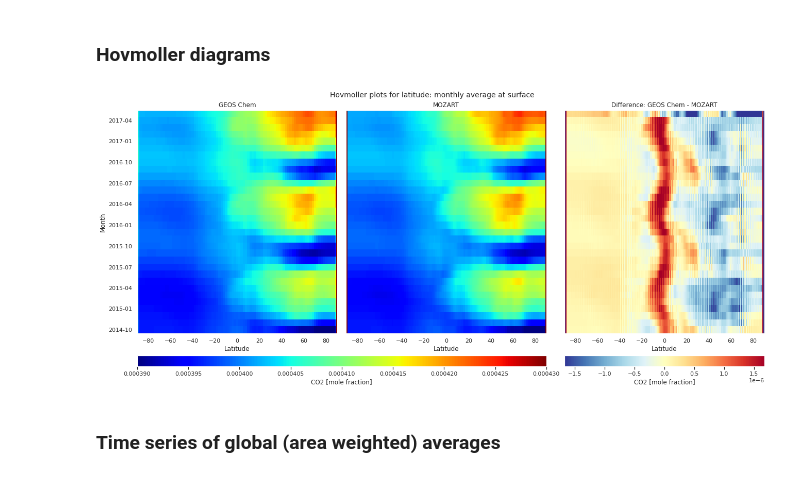
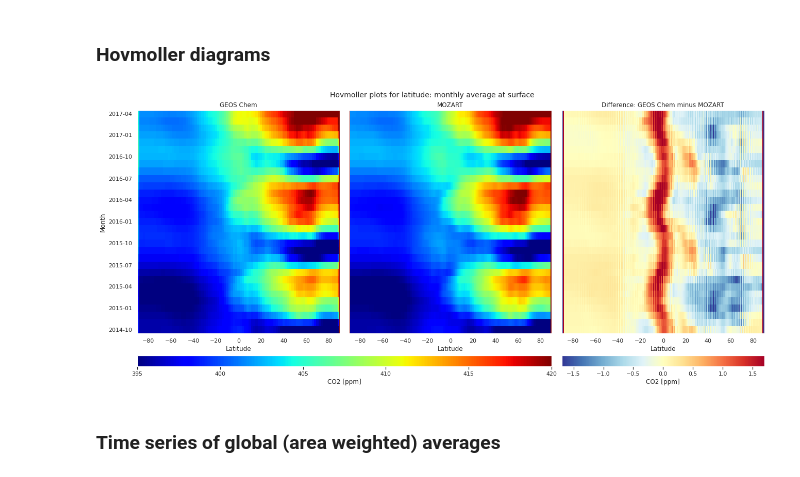
Before and after one commit to joshhjacobson/wombat-paper, a Jupyter notebook: validation/output_validation.ipynb, the cells around one changed output. Drawn from its saved outputs; the diff is of its cells as text; code cells hidden in the pictures.

```diff
--- a/validation/output_validation.ipynb
+++ b/validation/output_validation.ipynb
@@ -180,9 +182,10 @@ fig.savefig(f"../figures/map_xco2_diff_initial.png", dpi=200);
 # %%
 ## produce surface level datasets of monthly longitudinal averages (5 min compute time)
 
-with xr.open_dataset(mozart_first_path, decode_times=False) as ds:
+with xr.open_dataset(mozart_paths[0], decode_times=False) as ds:
     # precompute mozart grid weights
     regridder_mozart = xe.Regridder(ds[["CO2_VMR_avrg"]], target_grid, "conservative")
+
 
 def prep_mozart(ds):
     ds["time"] = pd.to_datetime(ds.date.values, format="%Y%m%d") + pd.to_timedelta(
@@ -192,9 +195,11 @@ def prep_mozart(ds):
     ds_co2 = ds[["CO2_VMR_avrg"]].isel(lev=-1)
     return regridder_mozart(ds_co2).mean(dim="lon")
 
+
 with xr.open_mfdataset(
-    mozart_glob,
+    mozart_paths,
     preprocess=prep_mozart,
+    chunks={"time": 1000},
     parallel=True,
     decode_times=False,
 ) as ds:
@@ -209,12 +214,16 @@ with xr.open_dataset(
     # precompute geos chem grid weights
     regridder_geoschem = xe.Regridder(ds[["SpeciesConc_CO2"]], target_grid, "conservative")
 
+
 def prep_geoschem(ds):
     # surface level is the FIRST element along the lev dimension
     ds_co2 = ds[["SpeciesConc_CO2"]].isel(lev=0)
     return regridder_geoschem(ds_co2).mean(dim="lon")
 
-with xr.open_mfdataset(geoschem_spec_conc_glob, preprocess=prep_geoschem, parallel=True) as ds:
+
+with xr.open_mfdataset(
+    geoschem_spec_conc_glob, preprocess=prep_geoschem, chunks={"time": 1000}, parallel=True
+) as ds:
     ds = ds.where(ds["time"] < pd.to_datetime("2017-04-01"), drop=True)
     da_geoschem_co2_hov = ds["SpeciesConc_CO2"].resample(time="1M").mean().drop("lev") * 1e6
 
@@ -228,36 +237,36 @@ ax2 = fig.add_subplot(gs[0, 1], sharey=ax1)
 ax3 = fig.add_subplot(gs[0, 2], sharey=ax1)
 main_cbar_ax = fig.add_subplot(gs[1, :2])
 diff_cbar_ax = fig.add_subplot(gs[1, 2])
 
-vmin, vmax = 39, 43 # TODO: needs updating for ppm
+vmin, vmax = 395, 420
 sub_geoschem = da_geoschem_co2_hov.plot(
     ax=ax1, vmin=vmin, vmax=vmax, cmap="jet", add_colorbar=False
 )
 sub_mozart = da_mozart_co2_hov.plot(
     ax=ax2, vmin=vmin, vmax=vmax, cmap="jet", add_colorbar=False
 )
 fig.colorbar(
     sub_geoschem, cax=main_cbar_ax, orientation="horizontal", label="CO2 [ppm]"
 )
 
 sub_diff = da_surface_hov_diff.plot(ax=ax3, robust=True, cmap="RdYlBu_r", add_colorbar=False)
 fig.colorbar(sub_diff, cax=diff_cbar_ax, orientation="horizontal", label="CO2 [ppm]")
 
 ax1.set_title("GEOS Chem", fontsize=12)
 ax1.set_ylabel("Month", fontsize=12)
 ax2.set_title("MOZART", fontsize=12)
 ax2.set_ylabel(None)
 plt.setp(ax2.get_yticklabels(), visible=False)
-ax3.set_title("Difference: GEOS Chem - MOZART", fontsize=12)
+ax3.set_title("Difference: GEOS Chem minus MOZART", fontsize=12)
 ax3.set_ylabel(None)
 plt.setp(ax3.get_yticklabels(), visible=False)
 for ax in [ax1, ax2, ax3]:
     ax.set_xlabel("Latitude", fontsize=12)
 
 fig.suptitle("Hovmoller plots for latitude: monthly average at surface", fontsize=14)
 fig.savefig(f"../figures/hovmoller_lat_surface.png", dpi=200);
 # %% [output]
-[figure, old version]
+[figure, new version]
 # %% [markdown]
 ### Time series of global (area weighted) averages
 # %%
```
Also changed, not shown: parts of 5 cells of this notebook, 2 other files.
